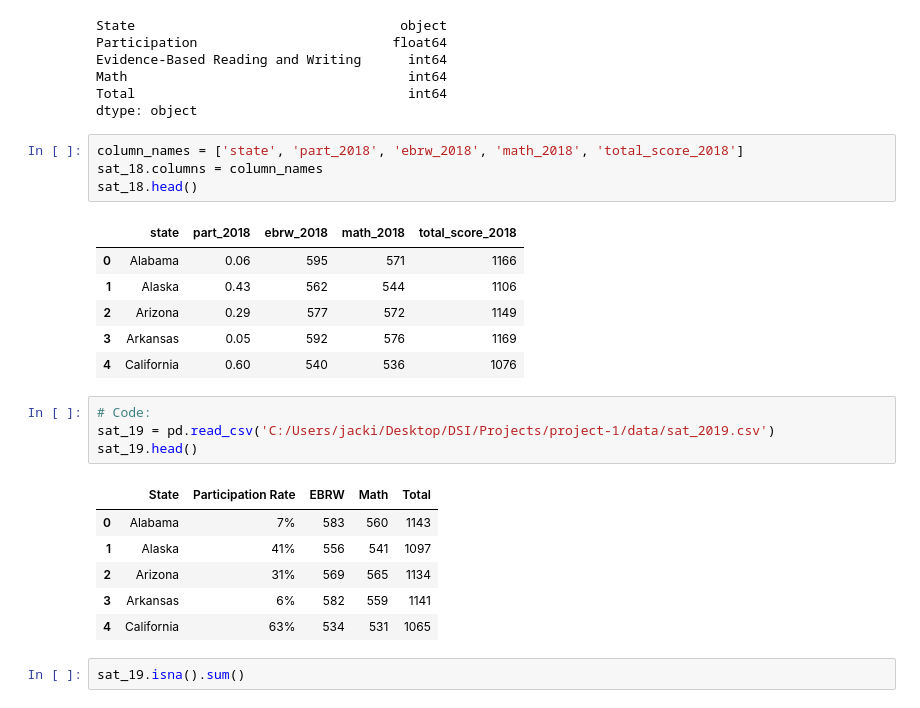
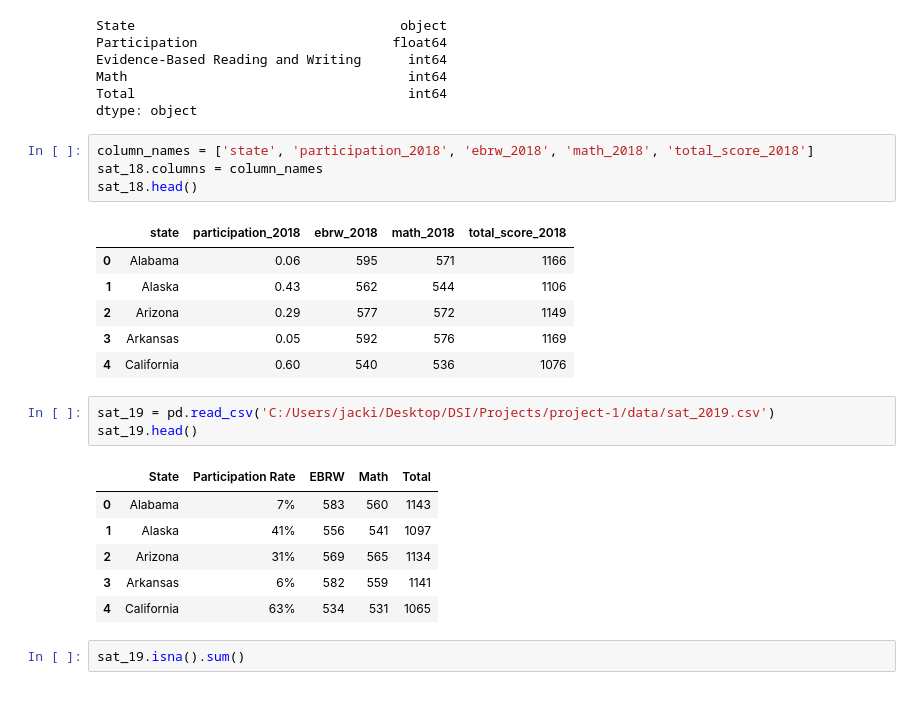
Before and after one commit to jpetersen626/sat_analysis, a Jupyter notebook: code/starter-code.ipynb, the cells around one changed output. Drawn from its saved outputs; the diff is of its cells as text.

```diff
--- a/code/starter-code.ipynb
+++ b/code/starter-code.ipynb
@@ -271,18 +374,17 @@ Math                                    int64
 Total                                   int64
 dtype: object
 # %%
-column_names = ['state', 'part_2018', 'ebrw_2018', 'math_2018', 'total_score_2018']
+column_names = ['state', 'participation_2018', 'ebrw_2018', 'math_2018', 'total_score_2018']
 sat_18.columns = column_names
 sat_18.head()
 # %% [output]
-|  | state | part_2018 | ebrw_2018 | math_2018 | total_score_2018 |
+|  | state | participation_2018 | ebrw_2018 | math_2018 | total_score_2018 |
 | 0 | Alabama | 0.06 | 595 | 571 | 1166 |
 | 1 | Alaska | 0.43 | 562 | 544 | 1106 |
 | 2 | Arizona | 0.29 | 577 | 572 | 1149 |
 | 3 | Arkansas | 0.05 | 592 | 576 | 1169 |
 | 4 | California | 0.60 | 540 | 536 | 1076 |
 # %%
-# Code:
 sat_19 = pd.read_csv('C:/Users/jacki/Desktop/DSI/Projects/project-1/data/sat_2019.csv')
 sat_19.head()
 # %% [output]
```
Also changed, not shown: parts of 142 cells of this notebook, 22 other files.
